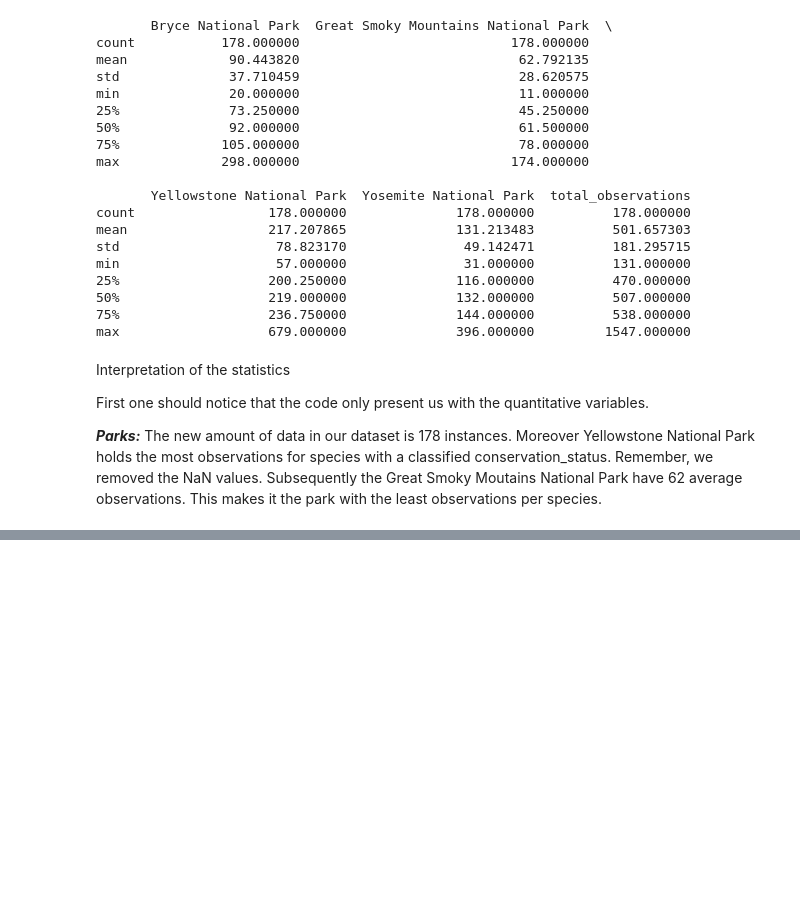
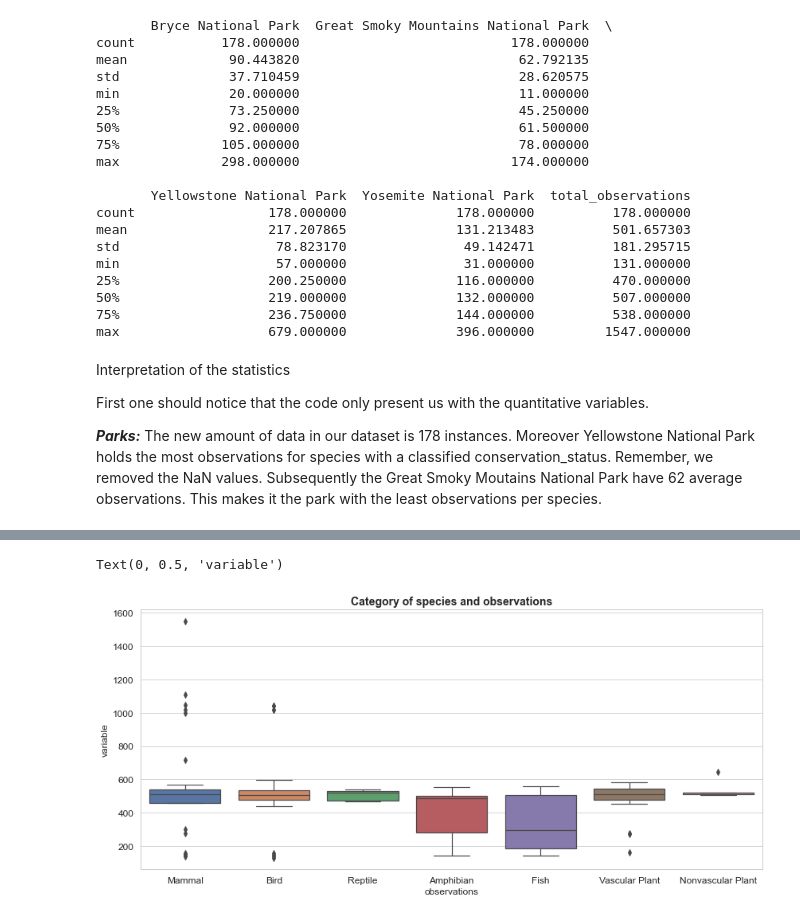
Before and after one commit to albertbanke/Biodiversity, a Jupyter notebook: biodiversity.ipynb, the cells around one changed output, grey strips where cells are left out. Drawn from its saved outputs; the diff is of its cells as text; code cells hidden in the pictures; blank space fills up the shorter version.

```diff
--- a/biodiversity.ipynb
+++ b/biodiversity.ipynb
@@ -294 +294,24 @@ plt.clf()
 <Figure size 432x288 with 0 Axes>
+# %%
+# (F) Bivariate data analysis
+
+# Plotting a boxplot of category and number of observations
+
+plt.figure(figsize=(14,6))
+sns.boxplot(data = biodiversity, x = 'category', y = 'total_observations')
+
+plt.title('Category of species and observations', fontsize= 14, fontweight="bold")
+
+plt.xticks(fontsize = 12)
+plt.yticks(fontsize = 12)
+
+plt.xlabel('observations', fontsize = 12)
+plt.ylabel('variable', fontsize = 12)
+
+# Interpretation: We see that the median for most of the categories lie around 500 with the exception of fish where it is closer to 300
+# This implies much of the data is split around the 500 mark, where 50% of the data is below and the other 50% is below this mark.
+# The mammals and birds have the most outliers and thus range of observations. Reptiles, however, is very narrow in its interquartile ranges.
+# In other words, the different species of reptiles are observed at same rates.
+# %% [output]
+Text(0, 0.5, 'variable')
+[figure, added]
```
Also changed, not shown: parts of 2 cells of this notebook.
